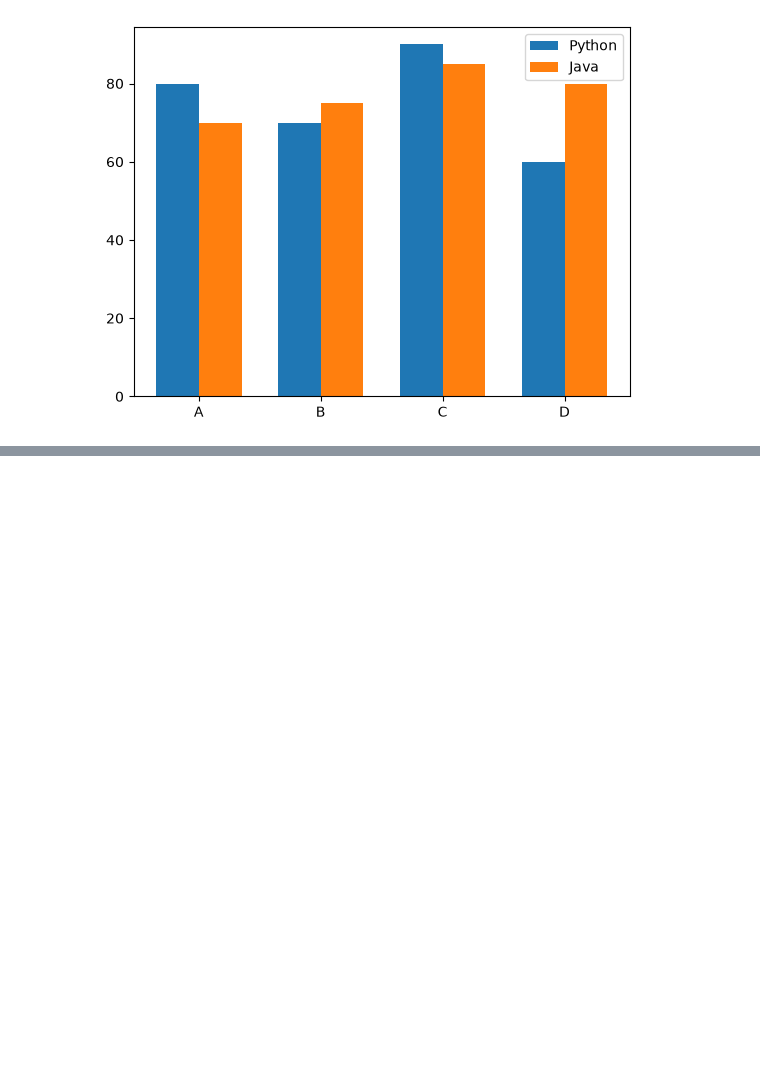
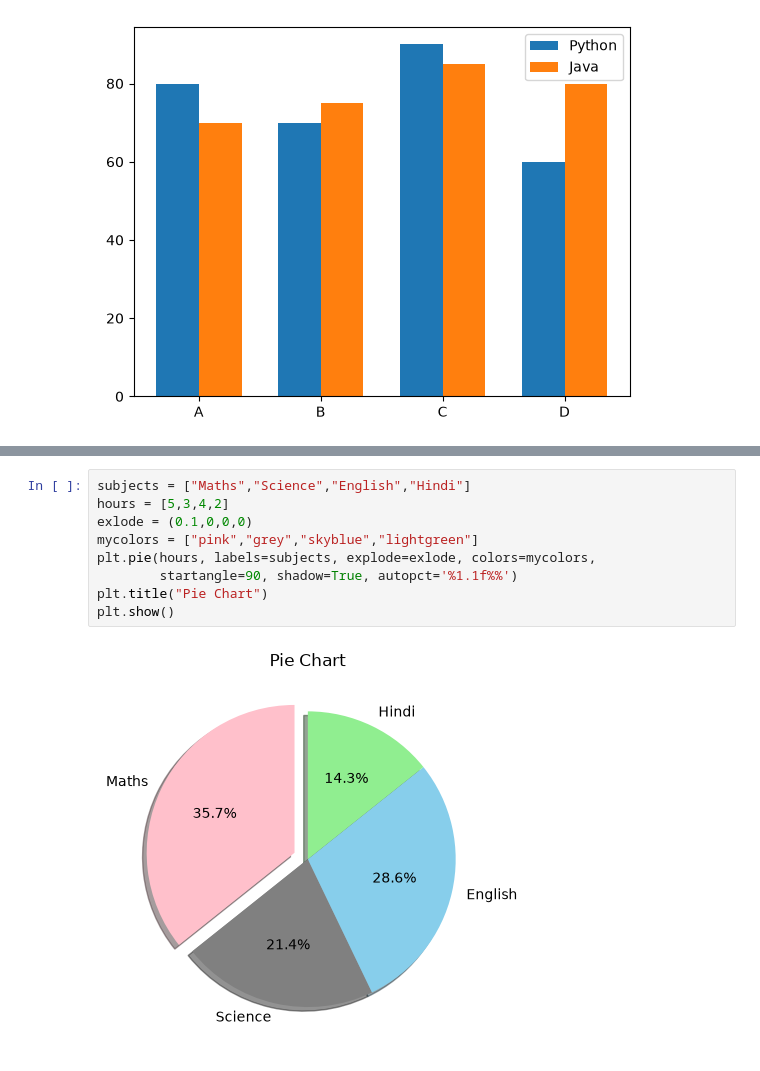
Before and after one commit to priyanship-cse/ADS_26_2026_2503201000866, a Jupyter notebook: Python/matplot.ipynb, the cells around one changed output, grey strips where cells are left out. Cells and saved outputs as stored; diff of their text form; blank space fills up the shorter version.

```diff
--- a/Python/matplot.ipynb
+++ b/Python/matplot.ipynb
@@ -78,0 +87,11 @@ plt.show()
+# %%
+subjects = ["Maths","Science","English","Hindi"]
+hours = [5,3,4,2]
+exlode = (0.1,0,0,0)
+mycolors = ["pink","grey","skyblue","lightgreen"]
+plt.pie(hours, labels=subjects, explode=exlode, colors=mycolors,
+        startangle=90, shadow=True, autopct='%1.1f%%')
+plt.title("Pie Chart")
+plt.show()
+# %% [output]
+[figure, added]
```
Also changed, not shown: parts of 1 cell of this notebook.
